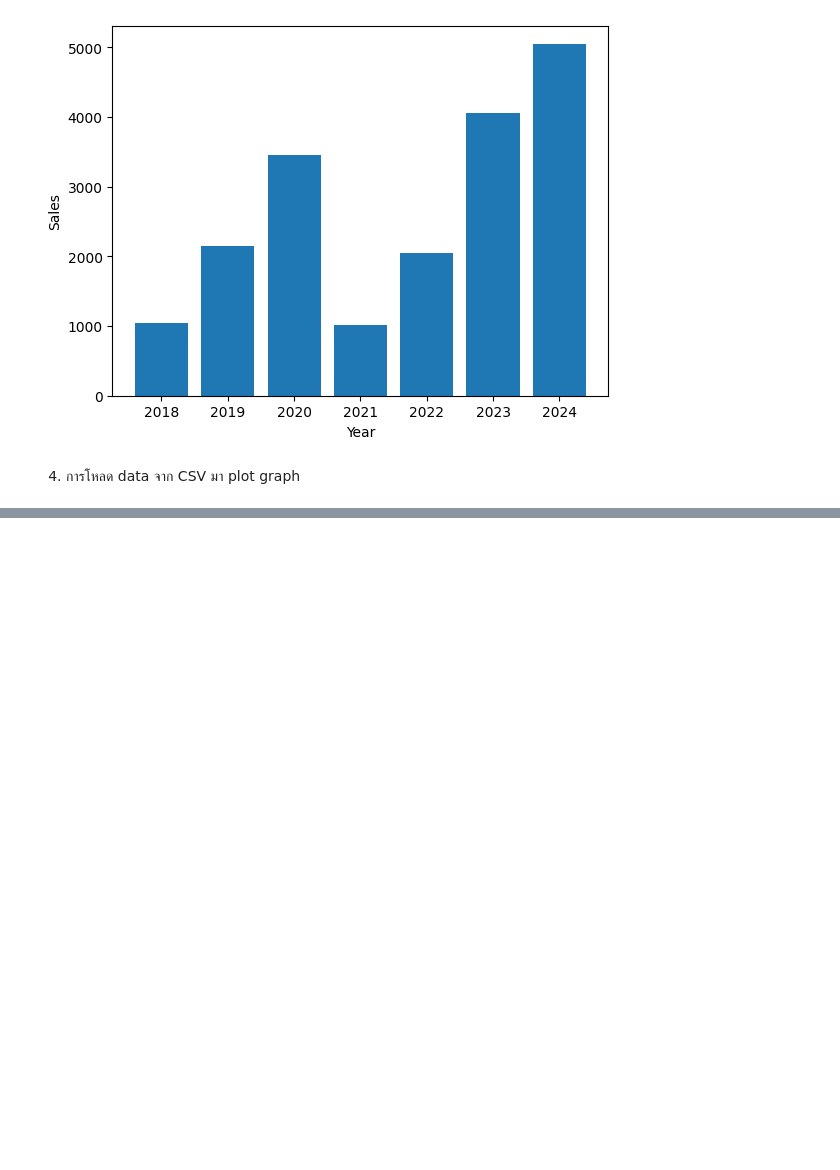
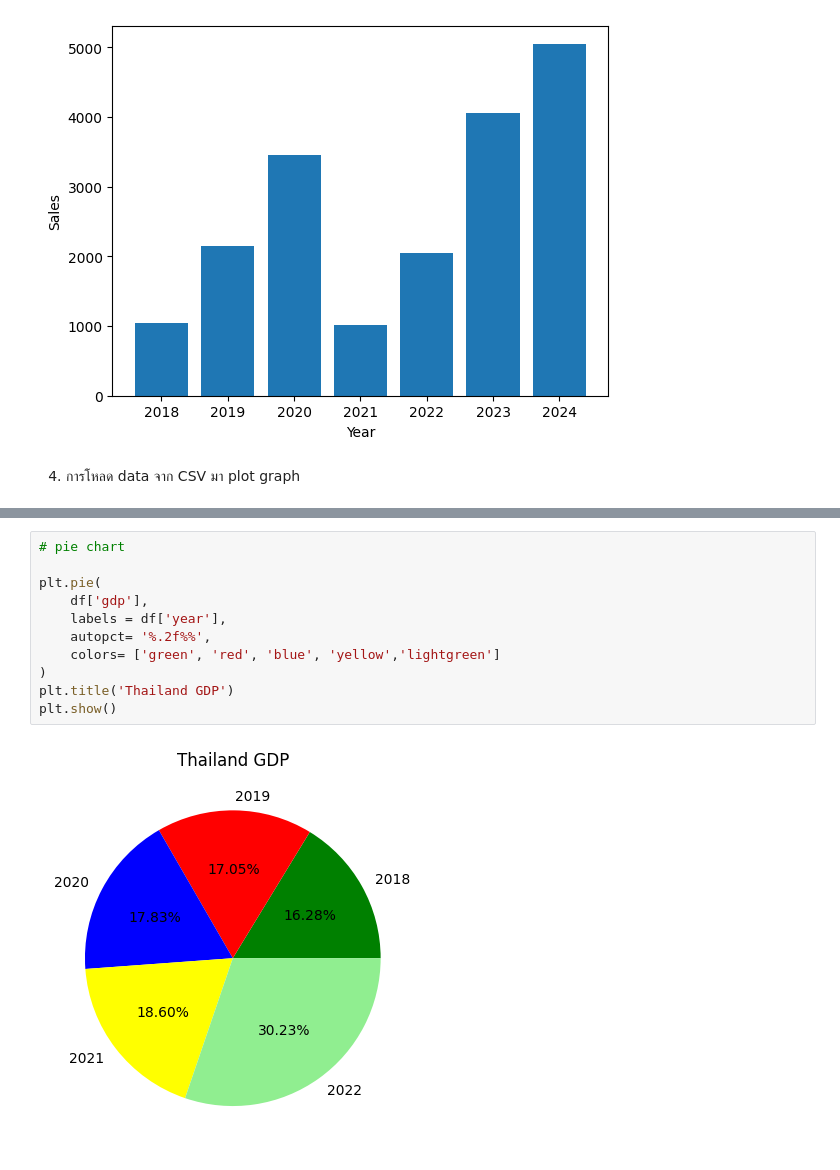
Before and after one commit to patomporn47/mlPythonbasic, a Jupyter notebook: MatplotLibLab/matplotlib_guide.ipynb, the cells around one changed output, grey strips where cells are left out. Drawn from its saved outputs; the diff is of its cells as text; blank space fills up the shorter version.

```diff
--- a/MatplotLibLab/matplotlib_guide.ipynb
+++ b/MatplotLibLab/matplotlib_guide.ipynb
@@ -58,0 +82,13 @@ FileNotFoundError: [Errno 2] No such file or directory: 'datasets/gdp.csv'
+# %%
+# pie chart
+
+plt.pie(
+    df['gdp'],
+    labels = df['year'],
+    autopct= '%.2f%%',
+    colors= ['green', 'red', 'blue', 'yellow','lightgreen']
+)
+plt.title('Thailand GDP')
+plt.show()
+# %% [output]
+[figure, added]
```
Also changed, not shown: parts of 3 cells of this notebook.
